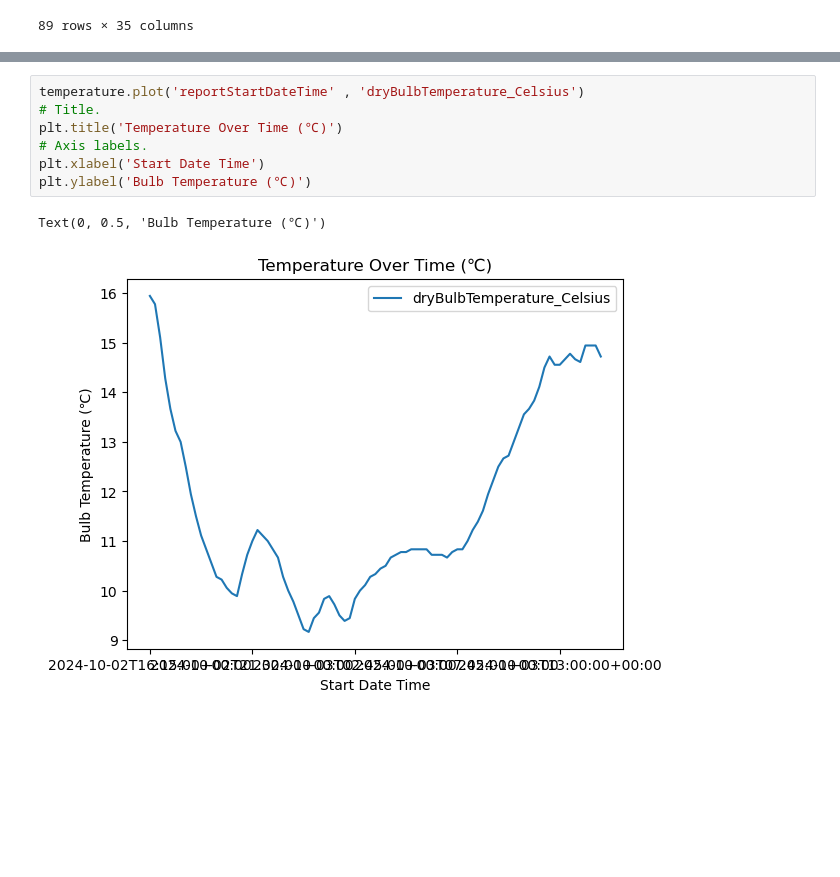
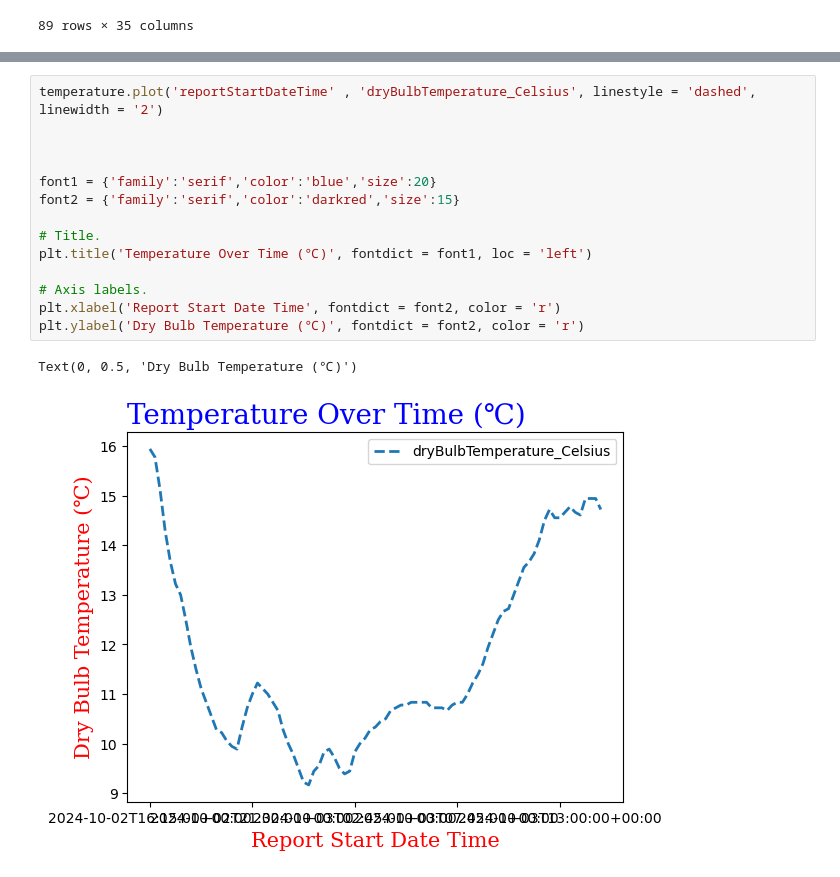
Before and after one commit to GabrielaDomiciano/PFDA_assignments, a Jupyter notebook: assignment2-weather.ipynb, the cells around one changed output, grey strips where cells are left out. Cells and saved outputs as stored; diff of their text form; blank space fills up the shorter version.

```diff
--- a/assignment2-weather.ipynb
+++ b/assignment2-weather.ipynb
@@ -88,12 +99,19 @@ print(temperature_celsius)
 
 [89 rows x 1 columns]
 # %%
-temperature.plot('reportStartDateTime' , 'dryBulbTemperature_Celsius')
+temperature.plot('reportStartDateTime' , 'dryBulbTemperature_Celsius', linestyle = 'dashed', linewidth = '2')
+
+
+
+font1 = {'family':'serif','color':'blue','size':20}
+font2 = {'family':'serif','color':'darkred','size':15}
+
 # Title.
-plt.title('Temperature Over Time (℃)')
+plt.title('Temperature Over Time (℃)', fontdict = font1, loc = 'left')
+
 # Axis labels.
-plt.xlabel('Start Date Time')
-plt.ylabel('Bulb Temperature (℃)')
+plt.xlabel('Report Start Date Time', fontdict = font2, color = 'r')
+plt.ylabel('Dry Bulb Temperature (℃)', fontdict = font2, color = 'r')
 # %% [output]
-Text(0, 0.5, 'Bulb Temperature (℃)')
+Text(0, 0.5, 'Dry Bulb Temperature (℃)')
-[figure, old version]
+[figure, new version]
```
Also changed, not shown: parts of 3 cells of this notebook, 1 other file.
